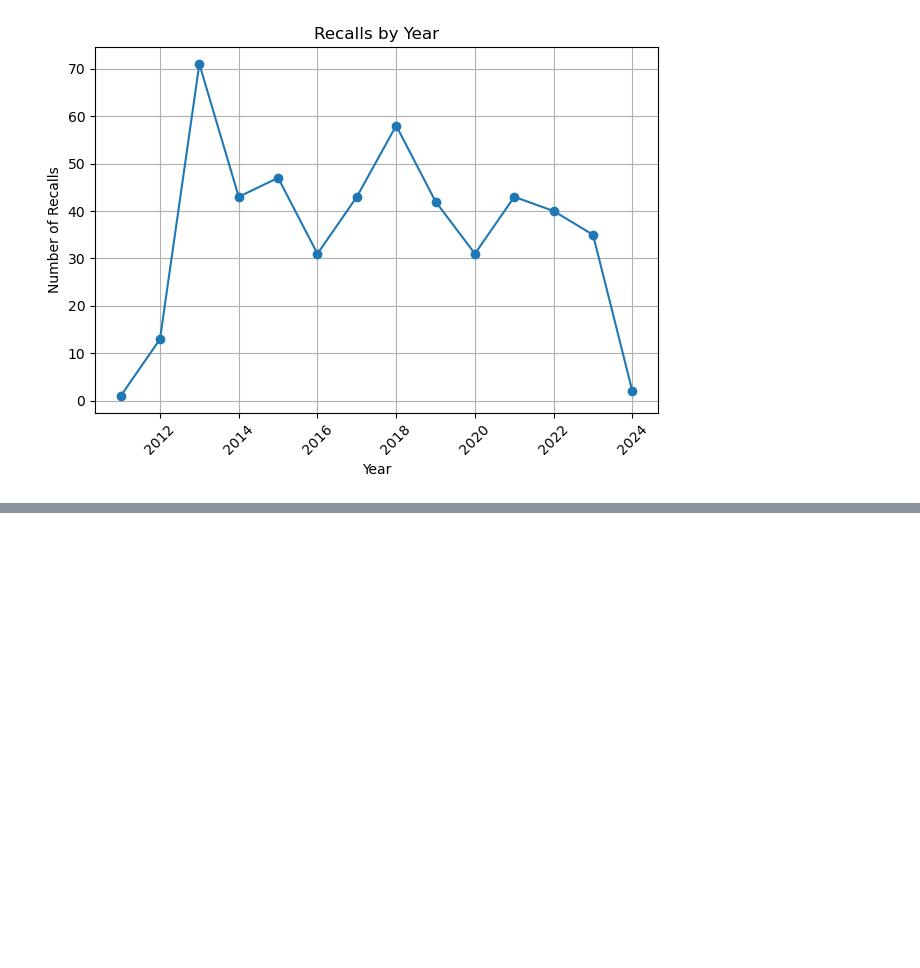
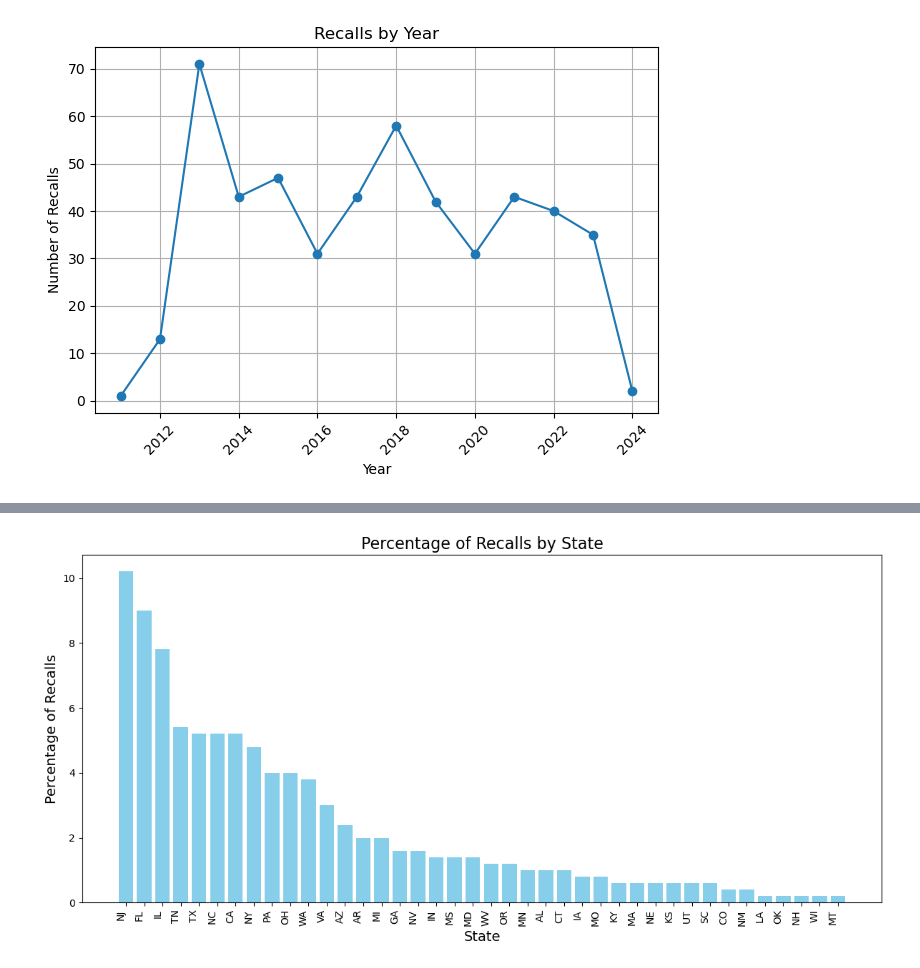
Before and after one commit to lingerfeltcm/project_3_group_4, a Jupyter notebook: Pymongo_analysis_code.ipynb, the cells around one changed output, grey strips where cells are left out. Cells and saved outputs as stored; diff of their text form; code cells hidden in the pictures; blank space fills up the shorter version.

```diff
--- a/Pymongo_analysis_code.ipynb
+++ b/Pymongo_analysis_code.ipynb
@@ -172,0 +290,49 @@ plt.show()
+# %%
+# MongoDB aggregation pipeline to calculate the percentage of recalls by state and sort them. This excludes recalls that don't have State populated.
+pipeline = [
+    {
+        "$match": {
+            "State": {"$ne": ""}  # Exclude documents with empty state field
+        }
+    },
+    {
+        "$group": {
+            "_id": "$State",
+            "count": { "$sum": 1 }
+        }
+    },
+    {
+        "$project": {
+            "_id": 0,
+            "State": "$_id",
+            "Count": 1,
+            "Percentage": { "$multiply": [{ "$divide": ["$count", 500] }, 100] }
+        }
+    },
+    {
+        "$sort": {"Percentage": -1}  # Sort in descending order based on percentage
+    }
+]
+
+# Execute the aggregation pipeline
+cursor = collection.aggregate(pipeline)
+
+# Extract data for plotting
+states = []
+percentages = []
+for doc in cursor:
+    states.append(doc["State"])
+    percentages.append(doc["Percentage"])
+
+# Plot the bar graph
+plt.figure(figsize=(12, 6))
+plt.bar(states, percentages, color='skyblue')
+plt.xlabel('State', fontsize=14)
+plt.ylabel('Percentage of Recalls', fontsize=14)
+plt.title('Percentage of Recalls by State', fontsize=16)
+plt.xticks(rotation=90, ha='right', fontsize=10)
+plt.yticks(fontsize=10)
+plt.tight_layout()
+plt.show()
+# %% [output]
+[figure, added]
```
Also changed, not shown: parts of 5 cells of this notebook.
